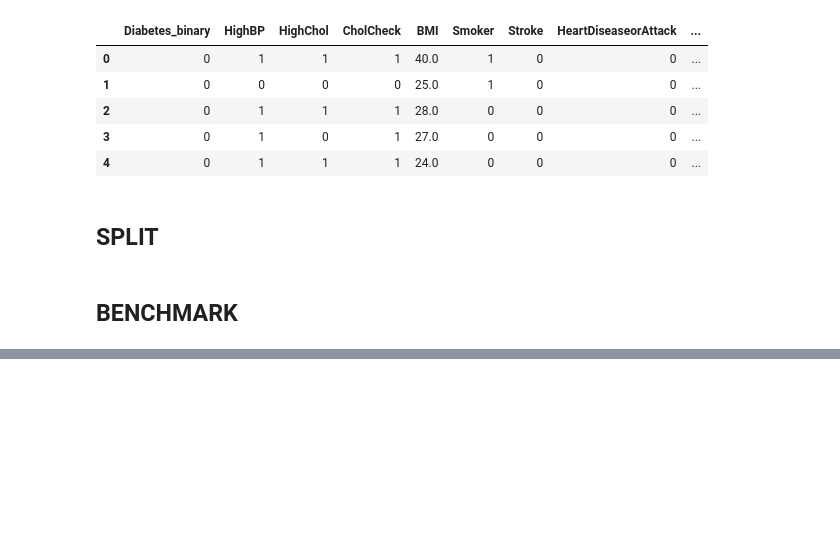
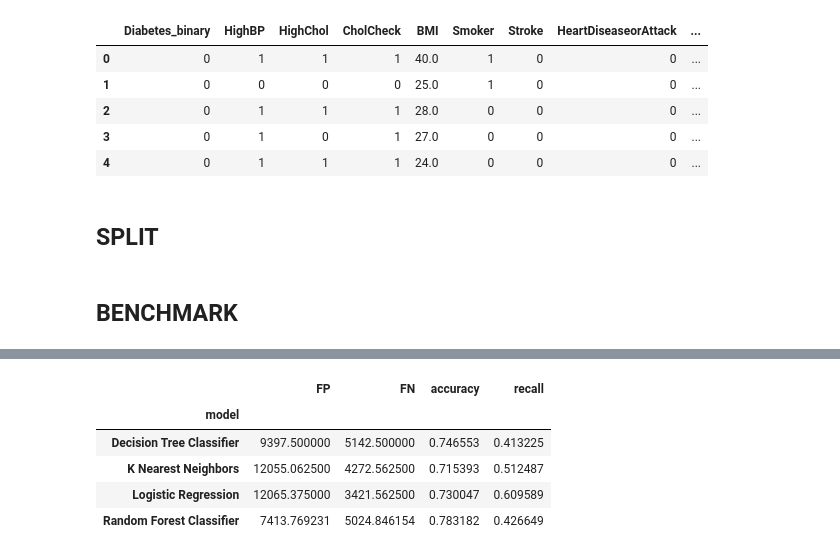
Before and after one commit to dplazau/ironhack-bootcamp, a Jupyter notebook: projects/ironhack-final-project/index.ipynb, the cells around one changed output, grey strips where cells are left out. Cells and saved outputs as stored; diff of their text form; code cells hidden in the pictures; blank space fills up the shorter version.

```diff
--- a/projects/ironhack-final-project/index.ipynb
+++ b/projects/ironhack-final-project/index.ipynb
@@ -376,0 +331,10 @@ sns.lineplot(data=results_df, x="FN", y="accuracy")
+# %%
+results_by_model = results_df.groupby(by="model")
+results_by_model.mean()
+# %% [output]
+|  | FP | FN | accuracy | recall |
+| model |  |  |  |  |
+| Decision Tree Classifier | 9397.500000 | 5142.500000 | 0.746553 | 0.413225 |
+| K Nearest Neighbors | 12055.062500 | 4272.562500 | 0.715393 | 0.512487 |
+| Logistic Regression | 12065.375000 | 3421.562500 | 0.730047 | 0.609589 |
+| Random Forest Classifier | 7413.769231 | 5024.846154 | 0.783182 | 0.426649 |
```
Also changed, not shown: parts of 10 cells of this notebook, 3 other files.
